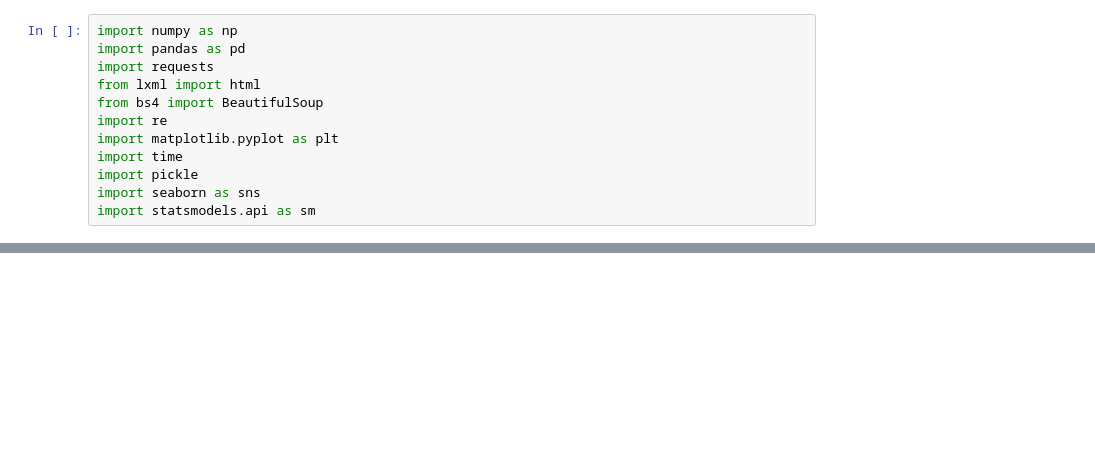
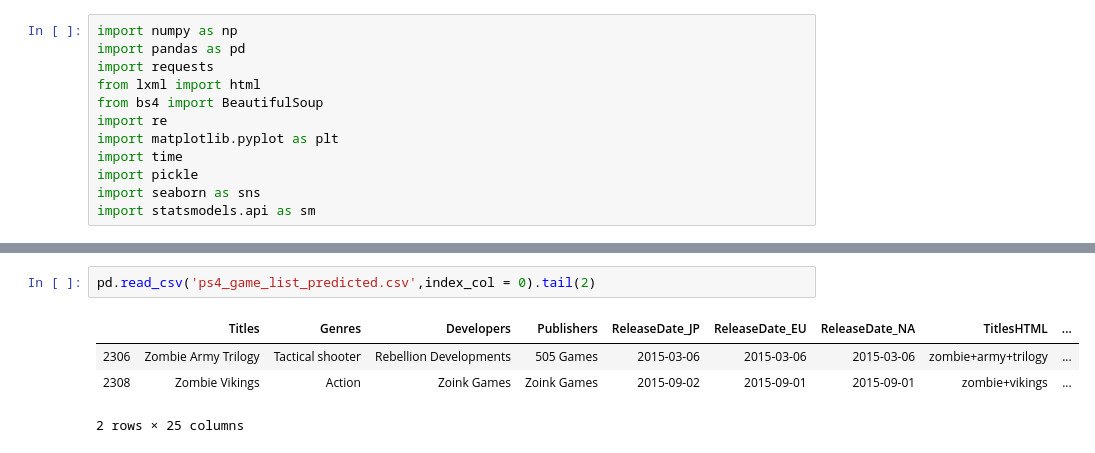
Before and after one commit to ashwin2rai/no_more_backlogs, a Jupyter notebook: notebooks/prototype_1.ipynb, the cells around one changed output, grey strips where cells are left out. Drawn from its saved outputs; the diff is of its cells as text; blank space fills up the shorter version.

```diff
--- a/notebooks/prototype_1.ipynb
+++ b/notebooks/prototype_1.ipynb
@@ -343,0 +548,7 @@ https://psprices.com/region-us/search/?q=20xx&platform=PS4&dlc=hide
+# %%
+pd.read_csv('ps4_game_list_predicted.csv',index_col = 0).tail(2)
+# %% [output]
+|  | Titles | Genres | Developers | Publishers | ReleaseDate_JP | ReleaseDate_EU | ReleaseDate_NA | TitlesHTML | ... |
+| 2306 | Zombie Army Trilogy | Tactical shooter | Rebellion Developments | 505 Games | 2015-03-06 | 2015-03-06 | 2015-03-06 | zombie+army+trilogy | ... |
+| 2308 | Zombie Vikings | Action | Zoink Games | Zoink Games | 2015-09-02 | 2015-09-01 | 2015-09-01 | zombie+vikings | ... |
+2 rows × 25 columns
```
Also changed, not shown: parts of 15 cells of this notebook, 4 other files.
